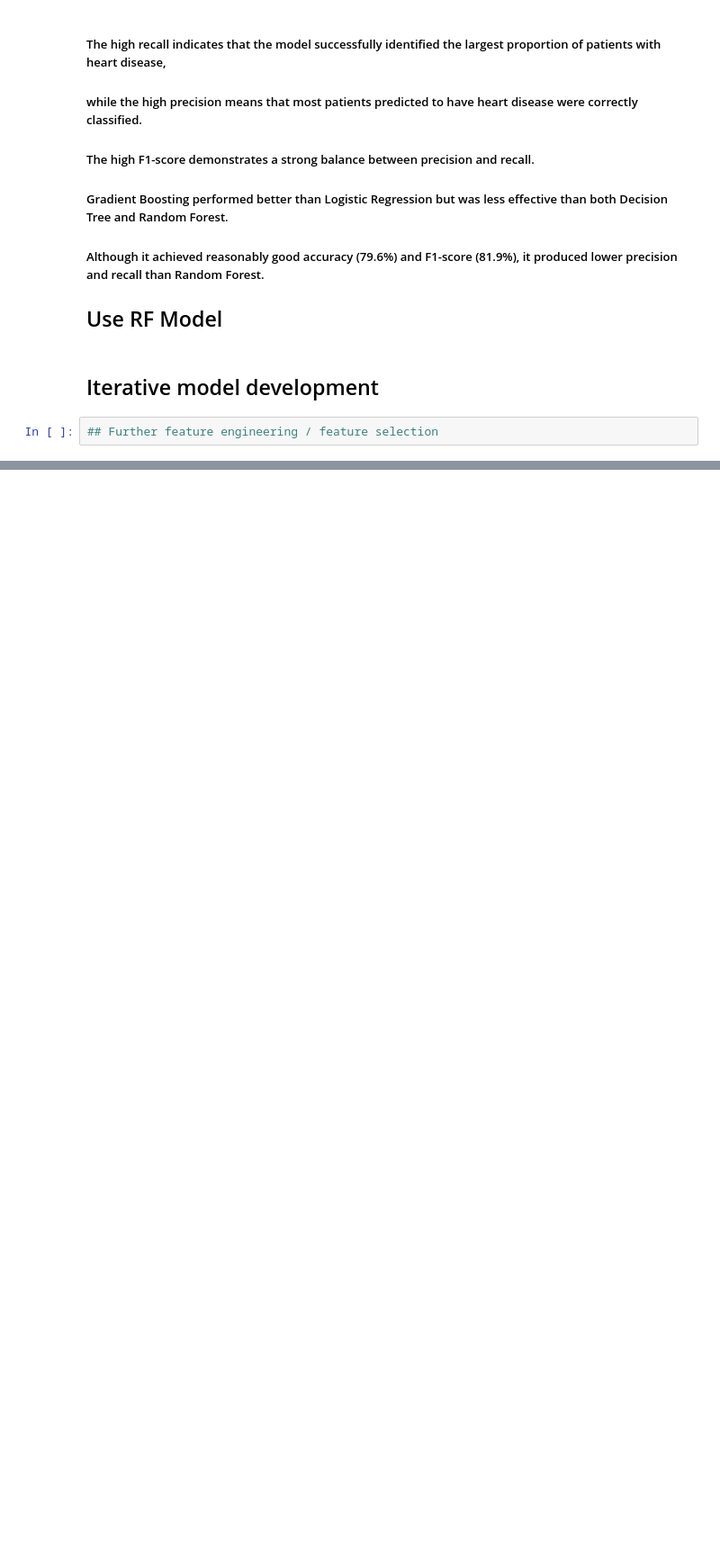
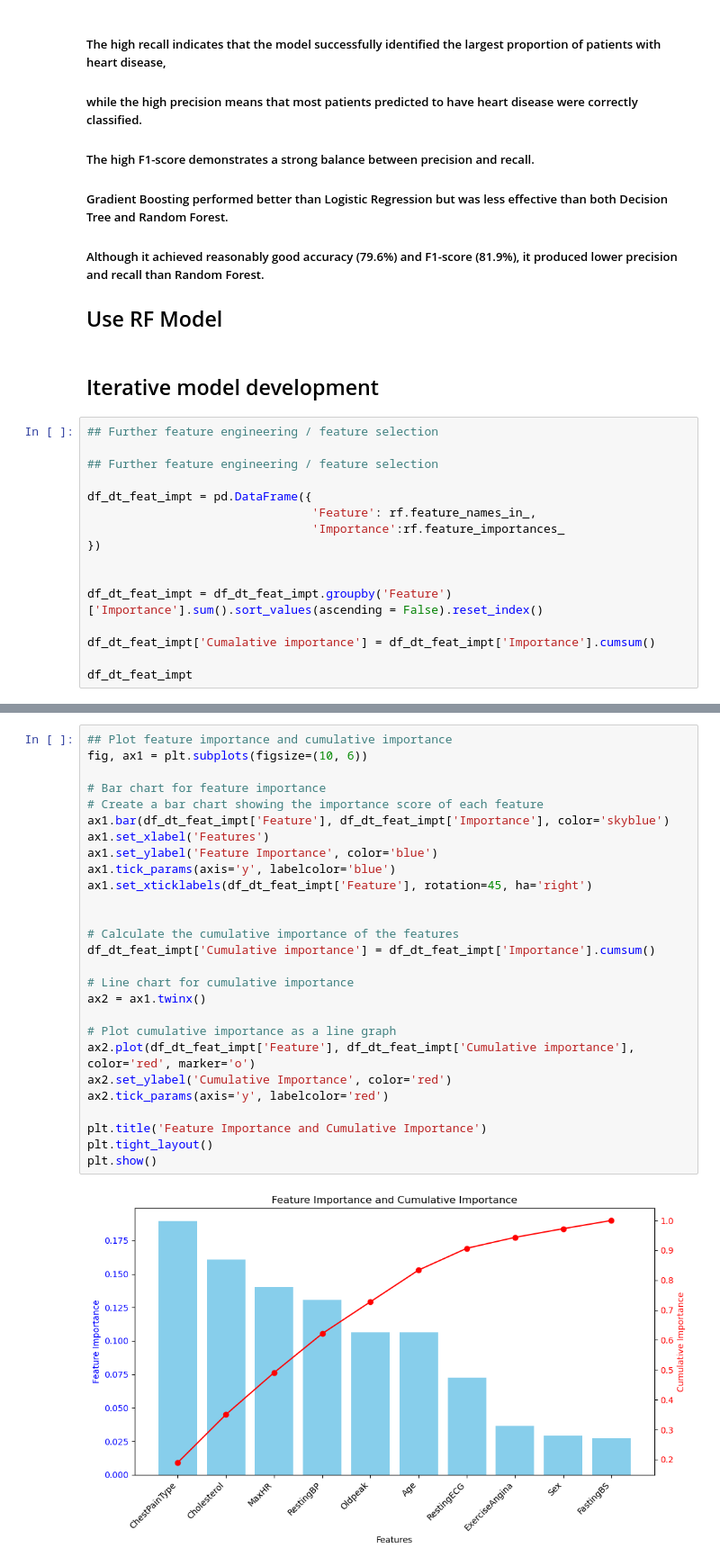
Before and after one commit to AnsonZhu8/MLDP_project, a Jupyter notebook: mldp_project_codes.ipynb, the cells around one changed output, grey strips where cells are left out. Shown at 90% size. Drawn from its saved outputs; the diff is of its cells as text; blank space fills up the shorter version.

Commit message:
Add files via upload
finished the training and testing for feature selection

```diff
--- a/mldp_project_codes.ipynb
+++ b/mldp_project_codes.ipynb
@@ -535,3 +535,17 @@ results_df
 ## Iterative model development
 # %%
 ## Further feature engineering / feature selection
+
+## Further feature engineering / feature selection
+
+df_dt_feat_impt = pd.DataFrame({
+                                'Feature': rf.feature_names_in_,
+                                'Importance':rf.feature_importances_
+})
+
+
+df_dt_feat_impt = df_dt_feat_impt.groupby('Feature')['Importance'].sum().sort_values(ascending = False).reset_index()
+
+df_dt_feat_impt['Cumalative importance'] = df_dt_feat_impt['Importance'].cumsum()
+
+df_dt_feat_impt
@@ -537,0 +571,29 @@ results_df
+# %%
+## Plot feature importance and cumulative importance
+fig, ax1 = plt.subplots(figsize=(10, 6))
+
+# Bar chart for feature importance
+# Create a bar chart showing the importance score of each feature
+ax1.bar(df_dt_feat_impt['Feature'], df_dt_feat_impt['Importance'], color='skyblue')
+ax1.set_xlabel('Features')
+ax1.set_ylabel('Feature Importance', color='blue')
+ax1.tick_params(axis='y', labelcolor='blue')
+ax1.set_xticklabels(df_dt_feat_impt['Feature'], rotation=45, ha='right')
+
+
+# Calculate the cumulative importance of the features
+df_dt_feat_impt['Cumulative importance'] = df_dt_feat_impt['Importance'].cumsum()
+
+# Line chart for cumulative importance
+ax2 = ax1.twinx()
+
+# Plot cumulative importance as a line graph
+ax2.plot(df_dt_feat_impt['Feature'], df_dt_feat_impt['Cumulative importance'], color='red', marker='o')
+ax2.set_ylabel('Cumulative Importance', color='red')
+ax2.tick_params(axis='y', labelcolor='red')
+
+plt.title('Feature Importance and Cumulative Importance')
+plt.tight_layout()
+plt.show()
+# %% [output]
+[figure, added]
```
Also changed, not shown: parts of 9 cells of this notebook.
